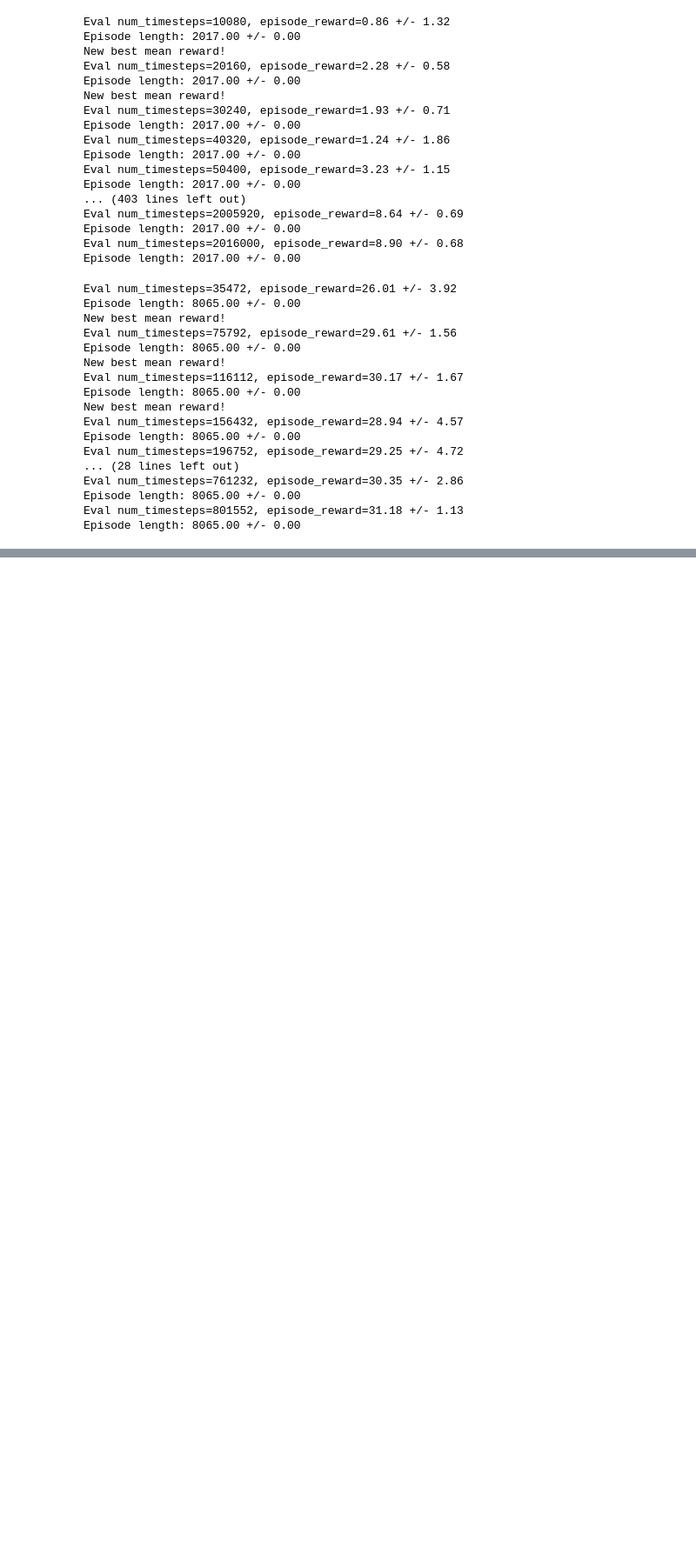
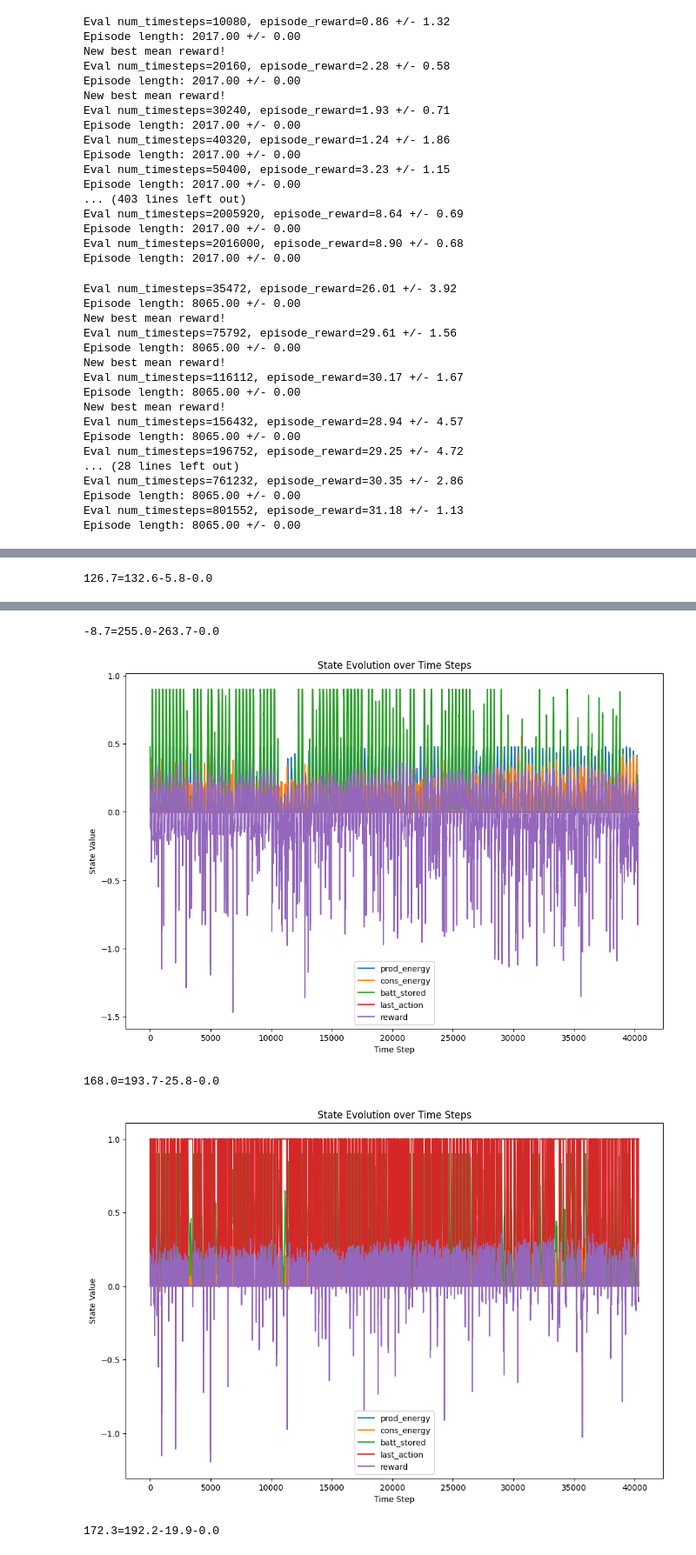
Before and after one commit to EmaR97/EnergyManagementRL, a Jupyter notebook: notebooks/02_model_training.ipynb, the cells around one changed output, grey strips where cells are left out. Shown at 87% size. Cells and saved outputs as stored; diff of their text form; code cells hidden in the pictures; blank space fills up the shorter version.

```diff
--- a/notebooks/02_model_training.ipynb
+++ b/notebooks/02_model_training.ipynb
@@ -221,0 +264,28 @@ Episode length: 40321.00 +/- 0.00
+# %%
+g_sim.energy_price_buy = .4 / 1000
+train_env.max_steps = full_period
+#
+latest_model = model_class.load(
+    latest_model_path,
+    env=train_env
+)
+best_model = model_class.load(
+    best_model_path,
+    env=train_env
+)
+for model_to_test in [
+    ConservativeModel(),
+    GreedyModel(),
+    latest_model,
+    best_model
+]:
+    _test_plot(
+        train_env,
+        model_to_test,
+        full_period
+        # week
+        # month
+        # day
+    )
+# %% [output]
+126.7=132.6-5.8-0.0
@@ -221,0 +293,5 @@ Episode length: 40321.00 +/- 0.00
+-8.7=255.0-263.7-0.0
+[figure, added]
+168.0=193.7-25.8-0.0
+[figure, added]
+172.3=192.2-19.9-0.0
```
Also changed, not shown: parts of 6 cells of this notebook, 1 other file.
